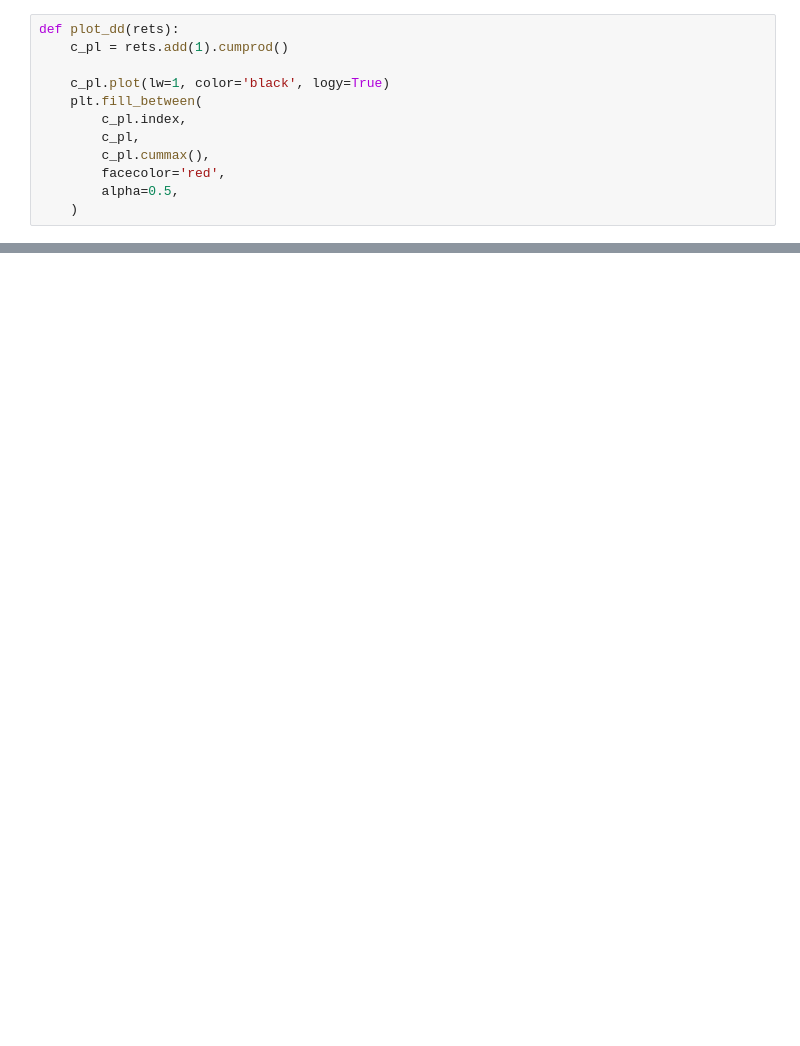
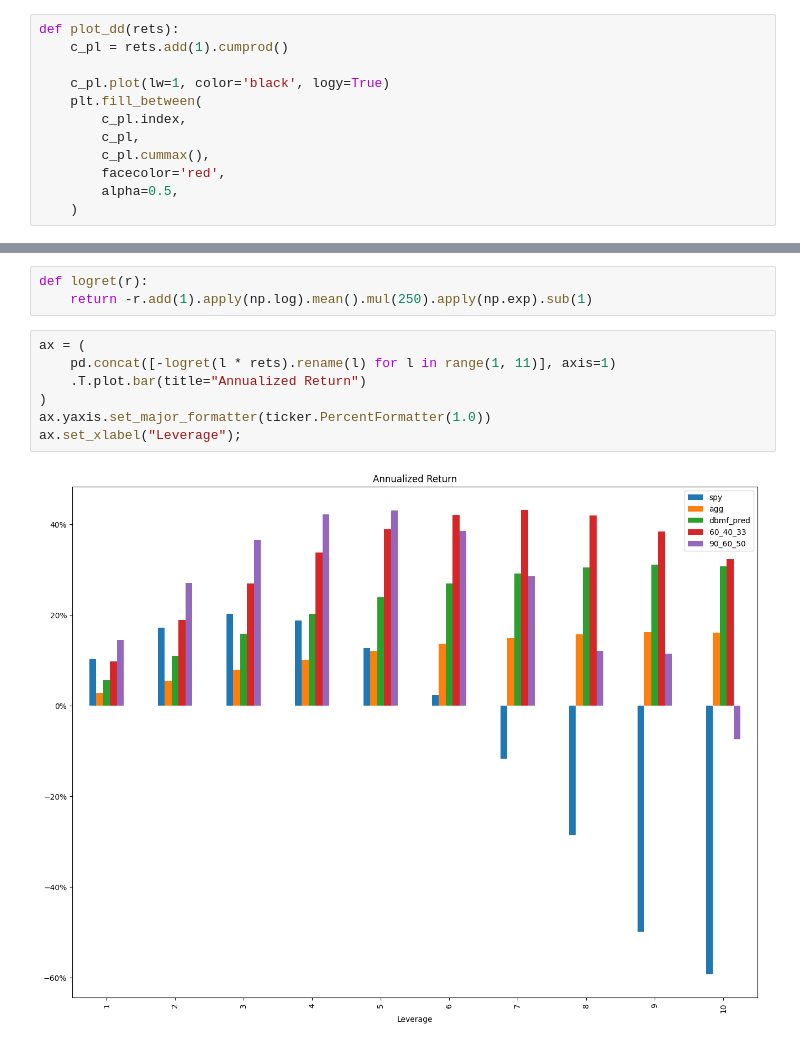
Before and after one commit to chiaolun/market-timing, a Jupyter notebook: Simple Diversification.ipynb, the cells around one changed output, grey strips where cells are left out. Saved outputs shown, nothing was run; the diff lists cells and outputs as text; blank space fills up the shorter version.

```diff
--- a/Simple Diversification.ipynb
+++ b/Simple Diversification.ipynb
@@ -122,0 +125,12 @@ all_rets.add(1).groupby(pd.Grouper(freq="10Y")).prod().sub(1).plot.bar()
+# %%
+def logret(r):
+    return -r.add(1).apply(np.log).mean().mul(250).apply(np.exp).sub(1)
+# %%
+ax = (
+    pd.concat([-logret(l * rets).rename(l) for l in range(1, 11)], axis=1)
+    .T.plot.bar(title="Annualized Return")
+)
+ax.yaxis.set_major_formatter(ticker.PercentFormatter(1.0))
+ax.set_xlabel("Leverage");
+# %% [output]
+[figure, added]
```
Also changed, not shown: parts of 26 cells of this notebook, 1 other file.
